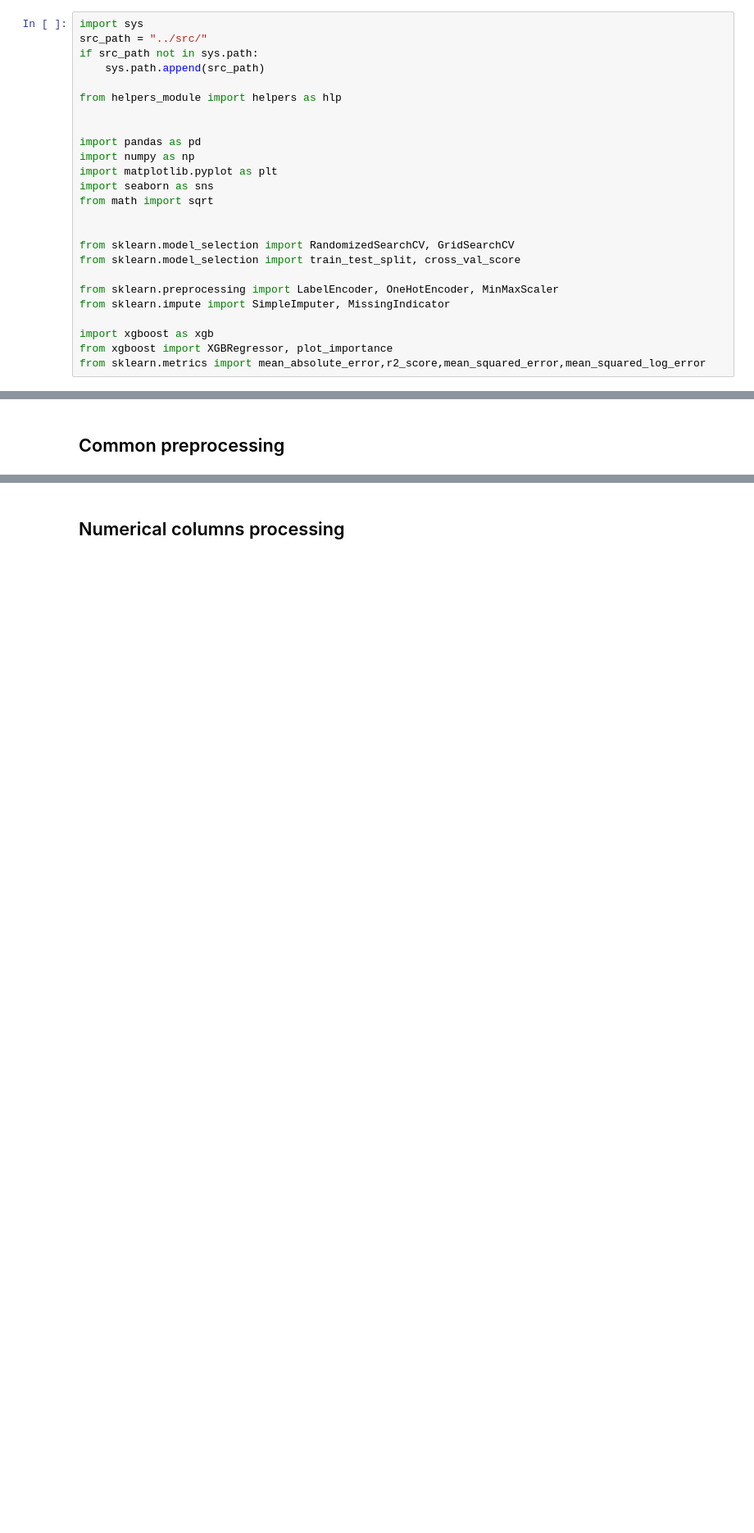
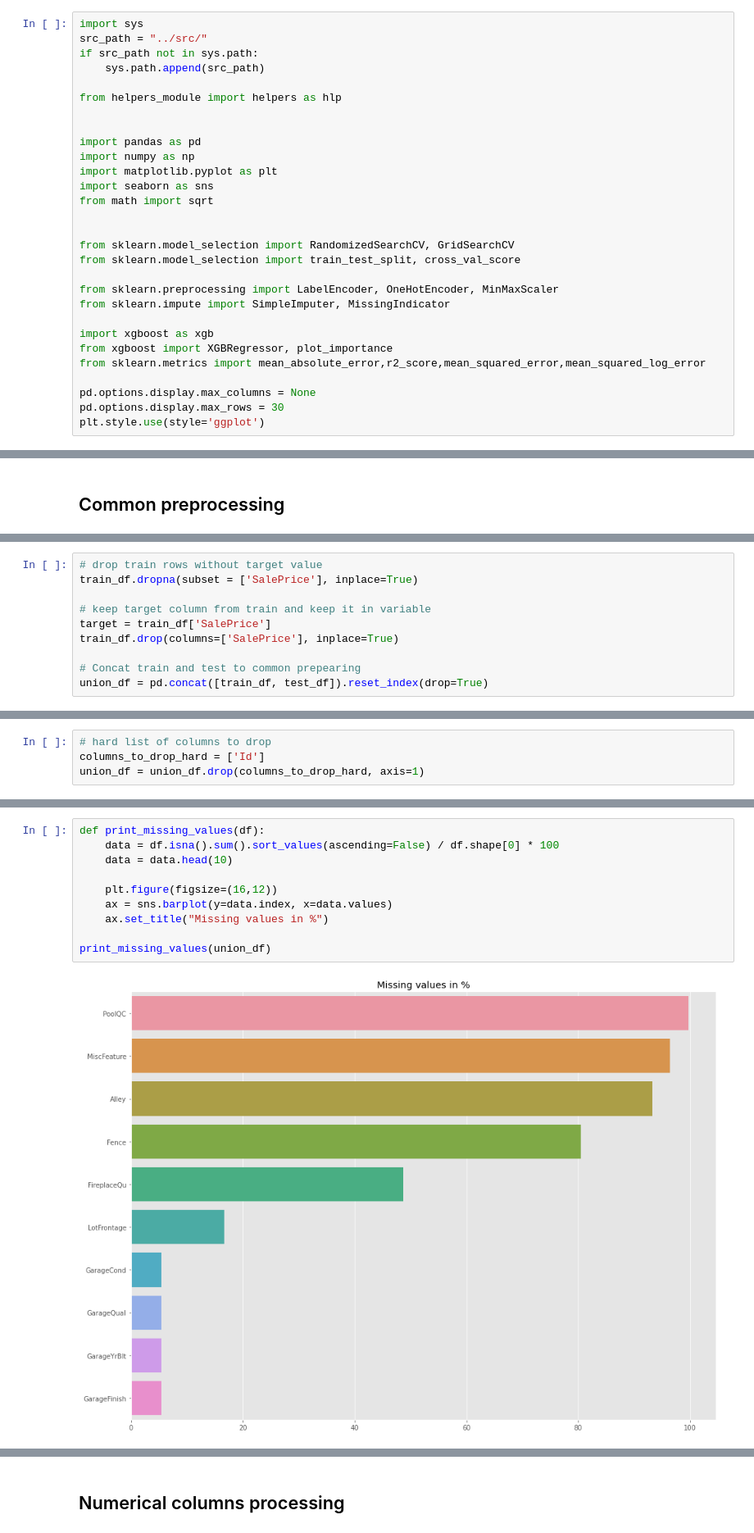
Before and after one commit to marchshares/kaggle-house-prices, a Jupyter notebook: models/XGBoost.ipynb, the cells around one changed output, grey strips where cells are left out. Shown: that part at 82% size. Saved outputs shown, nothing was run; the diff lists cells and outputs as text; blank space fills up the shorter version.

```diff
--- a/models/XGBoost.ipynb
+++ b/models/XGBoost.ipynb
@@ -23,6 +23,10 @@ from sklearn.impute import SimpleImputer, MissingIndicator
 import xgboost as xgb
 from xgboost import XGBRegressor, plot_importance
 from sklearn.metrics import mean_absolute_error,r2_score,mean_squared_error,mean_squared_log_error
+
+pd.options.display.max_columns = None
+pd.options.display.max_rows = 30
+plt.style.use(style='ggplot')
 # %% [markdown]
 ## Load data
 # %%
@@ -80,0 +61,10 @@ Dropped:  ['Id'] ['Alley' 'PoolQC' 'Fence' 'MiscFeature']
+# %%
+# drop train rows without target value
+train_df.dropna(subset = ['SalePrice'], inplace=True)
+
+# keep target column from train and keep it in variable
+target = train_df['SalePrice']
+train_df.drop(columns=['SalePrice'], inplace=True)
+
+# Concat train and test to common prepearing
+union_df = pd.concat([train_df, test_df]).reset_index(drop=True)
@@ -115,0 +75,4 @@ if cat == 4:
+# %%
+# hard list of columns to drop
+columns_to_drop_hard = ['Id']
+union_df = union_df.drop(columns_to_drop_hard, axis=1)
@@ -115,0 +81,12 @@ if cat == 4:
+# %%
+def print_missing_values(df):
+    data = df.isna().sum().sort_values(ascending=False) / df.shape[0] * 100
+    data = data.head(10)
+
+    plt.figure(figsize=(16,12))
+    ax = sns.barplot(y=data.index, x=data.values)
+    ax.set_title("Missing values in %")
+
+print_missing_values(union_df)
+# %% [output]
+[figure, added]
```
Also changed, not shown: parts of 37 cells of this notebook, 1 other file.
